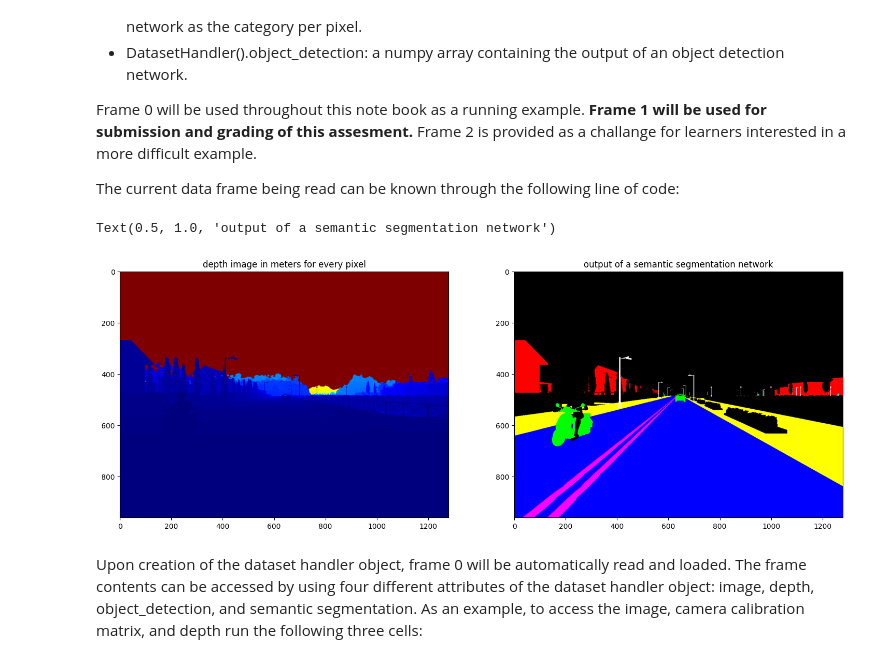
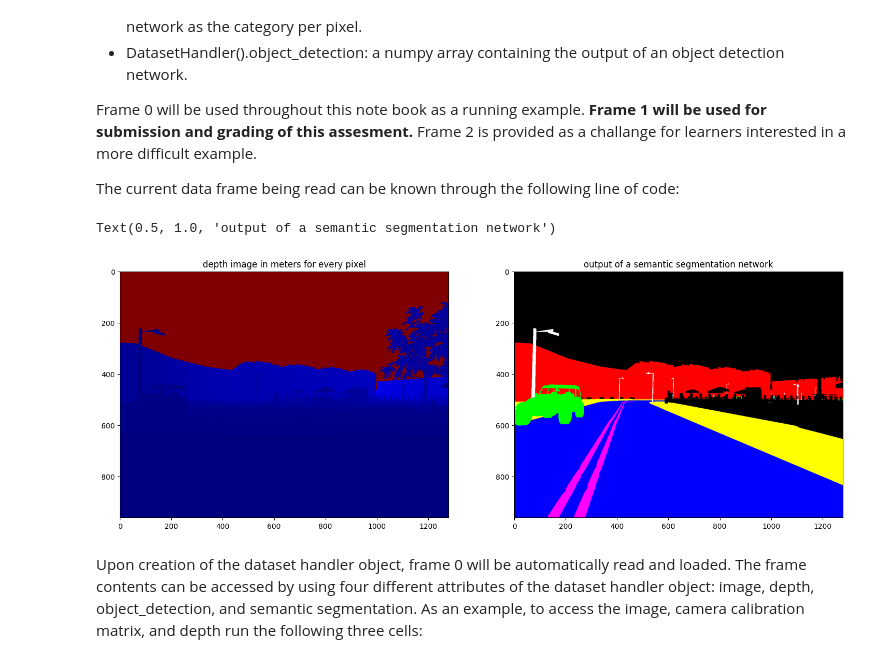
Before and after one commit to QuangMDoan/controller2d-nix, a Jupyter notebook: course3/module6/EnvironmentPerceptionv1.ipynb, the cells around one changed output. Saved outputs shown, nothing was run; the diff lists cells and outputs as text; code cells hidden in the pictures.

```diff
--- a/course3/module6/EnvironmentPerceptionv1.ipynb
+++ b/course3/module6/EnvironmentPerceptionv1.ipynb
@@ -46,24 +43,24 @@ Frame 0 will be used throughout this note book as a running example. **Frame 1 w
 The current data frame being read can be known through the following line of code:
 # %%
 dataset_handler = DatasetHandler()
-dataset_handler.set_frame(2)
+dataset_handler.set_frame(0)
 dataset_handler.current_frame
 
 f = dataset_handler.image
 depth = dataset_handler.depth
 segmentation = dataset_handler.segmentation
 colored_segmentation = dataset_handler.vis_segmentation(segmentation)
 
 _, ax = plt.subplots(1, 2, figsize=(18, 18))
 ax[0].imshow(depth, cmap='jet')
 ax[0].set_title("depth image in meters for every pixel")
 
 # ax[1].imshow(segmentation)
 ax[1].imshow(colored_segmentation)
 ax[1].set_title("output of a semantic segmentation network")
 # %% [output]
 Text(0.5, 1.0, 'output of a semantic segmentation network')
-[figure, old version]
+[figure, new version]
 # %% [markdown]
  Upon creation of the dataset handler object, frame 0 will be automatically read and loaded. The frame contents can be accessed by using four different attributes of the dataset handler object: image, depth, object_detection, and semantic segmentation. As an example, to access the image, camera calibration matrix, and depth run the following three cells:
 # %%
```
Also changed, not shown: parts of 28 cells of this notebook, 2 other files.
